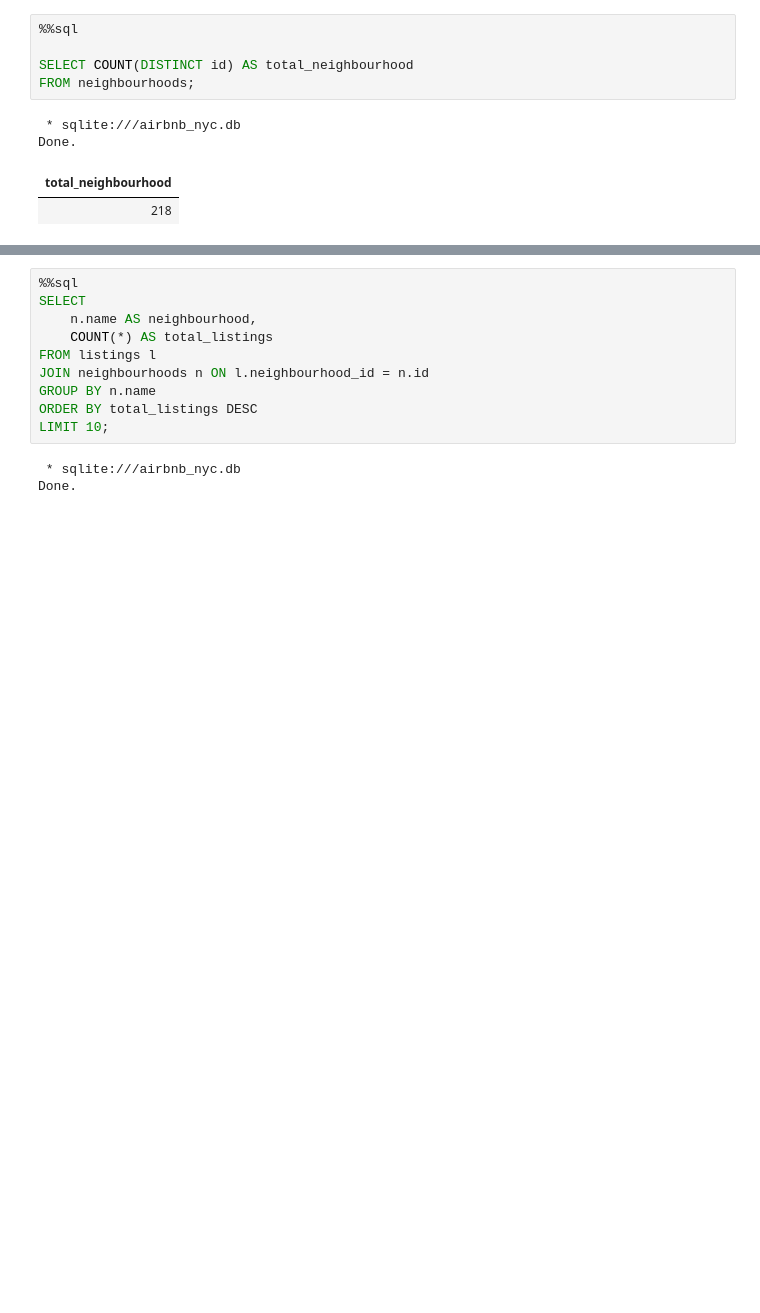
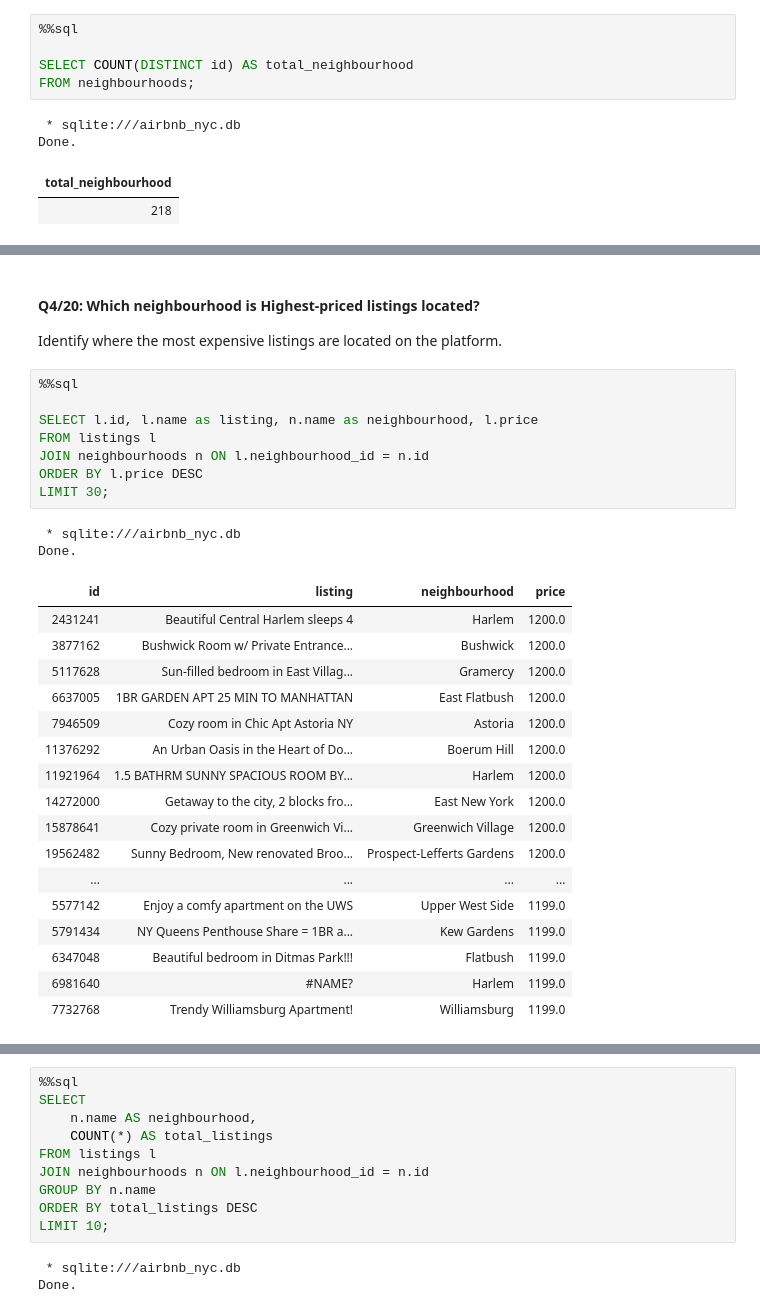
Before and after one commit to HopeMohola/Predict, a Jupyter notebook: Predict Model Solution.ipynb, the cells around one changed output, grey strips where cells are left out. Cells and saved outputs as stored; diff of their text form; blank space fills up the shorter version.

```diff
--- a/Predict Model Solution.ipynb
+++ b/Predict Model Solution.ipynb
@@ -168,0 +216,31 @@ Done.
+# %% [markdown]
+#### Q4/20: Which neighbourhood is Highest-priced listings located?
+Identify where the most expensive listings are located on the platform.
+# %%
+%%sql
+
+SELECT l.id, l.name as listing, n.name as neighbourhood, l.price
+FROM listings l
+JOIN neighbourhoods n ON l.neighbourhood_id = n.id
+ORDER BY l.price DESC
+LIMIT 30;
+# %% [output]
+ * sqlite:///airbnb_nyc.db
+Done.
+| id | listing | neighbourhood | price |
+| 2431241 | Beautiful Central Harlem sleeps 4 | Harlem | 1200.0 |
+| 3877162 | Bushwick Room w/ Private Entrance... | Bushwick | 1200.0 |
+| 5117628 | Sun-filled bedroom in East Villag... | Gramercy | 1200.0 |
+| 6637005 | 1BR GARDEN APT 25 MIN TO MANHATTAN | East Flatbush | 1200.0 |
+| 7946509 | Cozy room in Chic Apt Astoria NY | Astoria | 1200.0 |
+| 11376292 | An Urban Oasis in the Heart of Do... | Boerum Hill | 1200.0 |
+| 11921964 | 1.5 BATHRM SUNNY SPACIOUS ROOM BY... | Harlem | 1200.0 |
+| 14272000 | Getaway to the city, 2 blocks fro... | East New York | 1200.0 |
+| 15878641 | Cozy private room in Greenwich Vi... | Greenwich Village | 1200.0 |
+| 19562482 | Sunny Bedroom, New renovated Broo... | Prospect-Lefferts Gardens | 1200.0 |
+| ... | ... | ... | ... |
+| 5577142 | Enjoy a comfy apartment on the UWS | Upper West Side | 1199.0 |
+| 5791434 | NY Queens Penthouse Share = 1BR a... | Kew Gardens | 1199.0 |
+| 6347048 | Beautiful bedroom in Ditmas Park!!! | Flatbush | 1199.0 |
+| 6981640 | #NAME? | Harlem | 1199.0 |
+| 7732768 | Trendy Williamsburg Apartment! | Williamsburg | 1199.0 |
```
Also changed, not shown: parts of 20 cells of this notebook.
